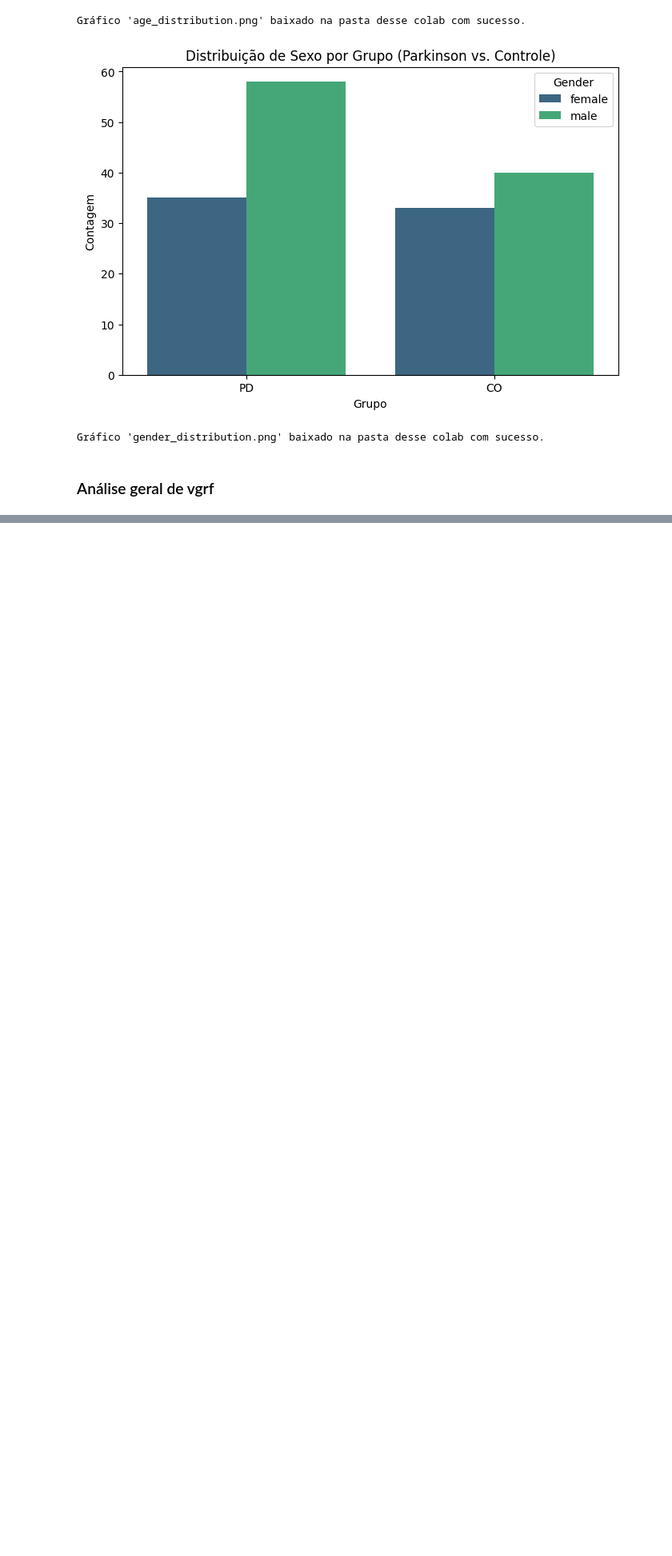
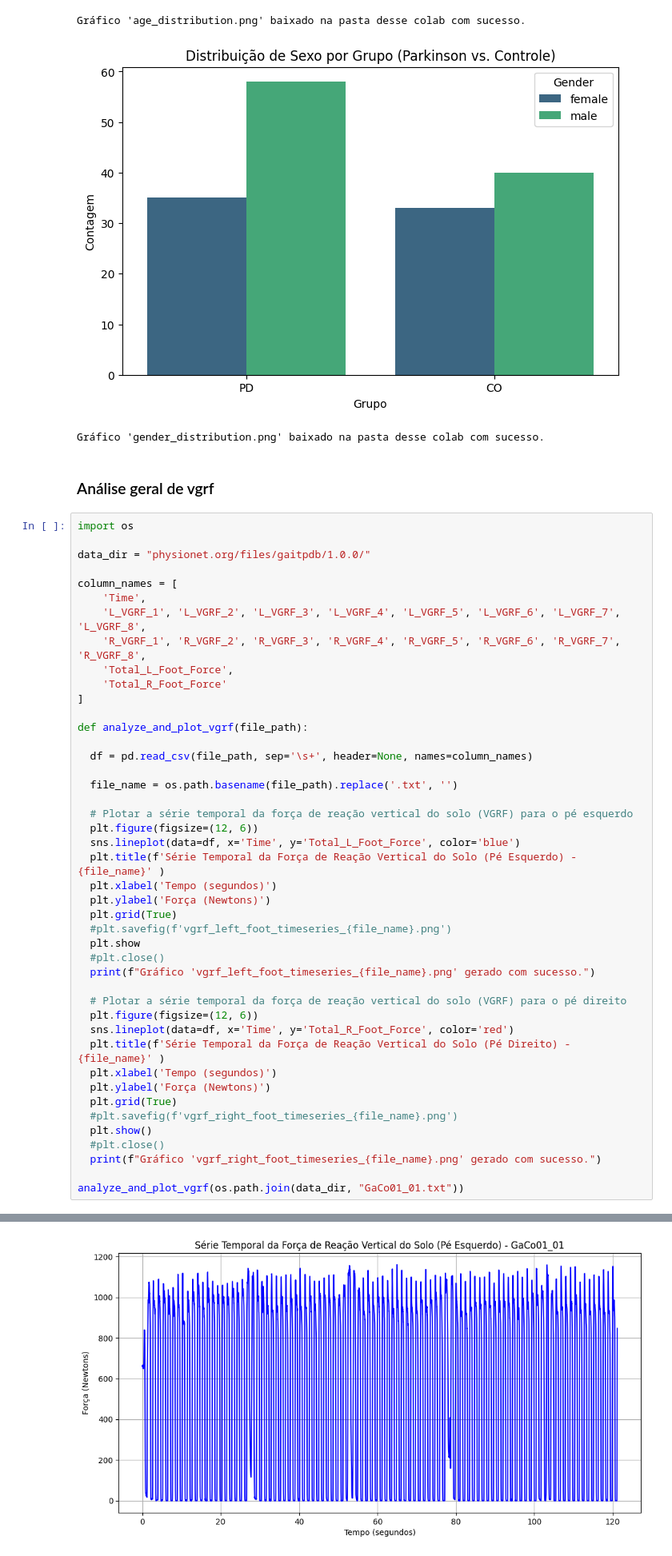
Before and after one commit to saraiva142/tcc, a Jupyter notebook: AnáliseExploratóriaTCC.ipynb, the cells around one changed output, grey strips where cells are left out. Shown at 80% size. Cells and saved outputs as stored; diff of their text form; blank space fills up the shorter version.

Commit message:
Análise de vgrf com função

```diff
--- a/AnáliseExploratóriaTCC.ipynb
+++ b/AnáliseExploratóriaTCC.ipynb
@@ -180,3 +180,48 @@ Gráfico 'age_distribution.png' baixado na pasta desse colab com sucesso.
 Gráfico 'gender_distribution.png' baixado na pasta desse colab com sucesso.
 # %% [markdown]
 ### Análise geral de vgrf
+# %%
+import os
+
+data_dir = "physionet.org/files/gaitpdb/1.0.0/"
+
+column_names = [
+    'Time',
+    'L_VGRF_1', 'L_VGRF_2', 'L_VGRF_3', 'L_VGRF_4', 'L_VGRF_5', 'L_VGRF_6', 'L_VGRF_7', 'L_VGRF_8',
+    'R_VGRF_1', 'R_VGRF_2', 'R_VGRF_3', 'R_VGRF_4', 'R_VGRF_5', 'R_VGRF_6', 'R_VGRF_7', 'R_VGRF_8',
+    'Total_L_Foot_Force',
+    'Total_R_Foot_Force'
+]
+
+def analyze_and_plot_vgrf(file_path):
+
+  df = pd.read_csv(file_path, sep='\s+', header=None, names=column_names)
+
+  file_name = os.path.basename(file_path).replace('.txt', '')
+
+  # Plotar a série temporal da força de reação vertical do solo (VGRF) para o pé esquerdo
+  plt.figure(figsize=(12, 6))
+  sns.lineplot(data=df, x='Time', y='Total_L_Foot_Force', color='blue')
+  plt.title(f'Série Temporal da Força de Reação Vertical do Solo (Pé Esquerdo) - {file_name}' )
+  plt.xlabel('Tempo (segundos)')
+  plt.ylabel('Força (Newtons)')
+  plt.grid(True)
+  #plt.savefig(f'vgrf_left_foot_timeseries_{file_name}.png')
+  plt.show
+  #plt.close()
+  print(f"Gráfico 'vgrf_left_foot_timeseries_{file_name}.png' gerado com sucesso.")
+
+  # Plotar a série temporal da força de reação vertical do solo (VGRF) para o pé direito
+  plt.figure(figsize=(12, 6))
+  sns.lineplot(data=df, x='Time', y='Total_R_Foot_Force', color='red')
+  plt.title(f'Série Temporal da Força de Reação Vertical do Solo (Pé Direito) - {file_name}' )
+  plt.xlabel('Tempo (segundos)')
+  plt.ylabel('Força (Newtons)')
+  plt.grid(True)
+  #plt.savefig(f'vgrf_right_foot_timeseries_{file_name}.png')
+  plt.show()
+  #plt.close()
+  print(f"Gráfico 'vgrf_right_foot_timeseries_{file_name}.png' gerado com sucesso.")
+
+analyze_and_plot_vgrf(os.path.join(data_dir, "GaCo01_01.txt"))
+# %% [output]
@@ -182,0 +229 @@ Gráfico 'gender_distribution.png' baixado na pasta desse colab com sucesso.
+[figure, added]
```
Also changed, not shown: parts of 3 cells of this notebook.
